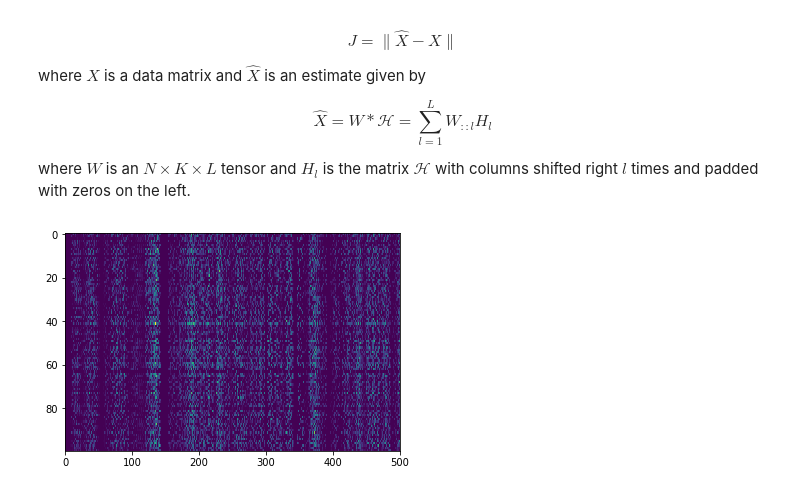
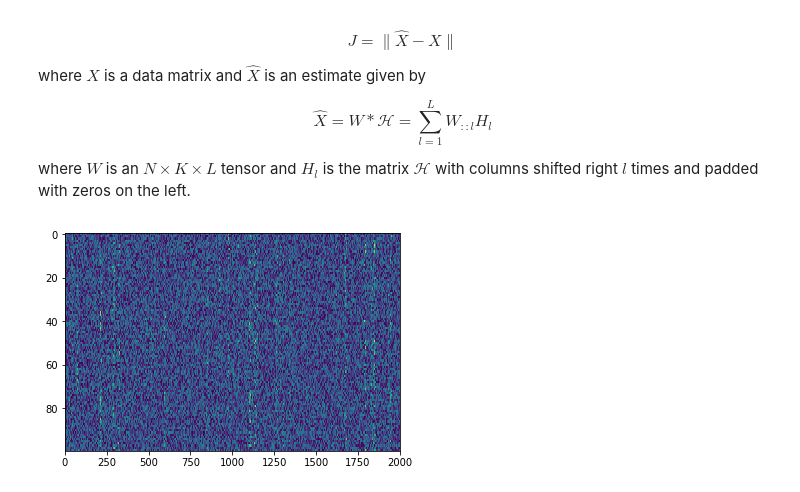
Before and after one commit to degleris1/cmfpy, a Jupyter notebook: examples/demo_synthetic.ipynb, the cells around one changed output. Cells and saved outputs as stored; diff of their text form; code cells hidden in the pictures.

```diff
--- a/examples/demo_synthetic.ipynb
+++ b/examples/demo_synthetic.ipynb
@@ -20,21 +20,19 @@ from cmfpy import CMF  # CMF model
 from cmfpy.datasets import Synthetic  # Synthetic dataset
 # %%
 # Generate data
-
 synth_dataset = Synthetic(n_components=3,
                           n_features=100,
-                          n_lags=10,
-                          n_timebins=500,
-                          W_sparsity=.7,
-                          H_sparsity=.9,
-                          noise_scale=0.0,
-                          seed=0)
+                          n_lags=20,
+                          n_timebins=2000,
+                          H_sparsity=.99,
+                          noise_scale=.5,
+                          seed=1)
 
 data = synth_dataset.generate()
 plt.imshow(data, aspect='auto')
 plt.show()
 # %% [output]
-[figure, old version]
+[figure, new version]
 # %%
 # Fit model
 model = CMF(n_components=3,
```
Also changed, not shown: parts of 6 cells of this notebook, 6 other files.
